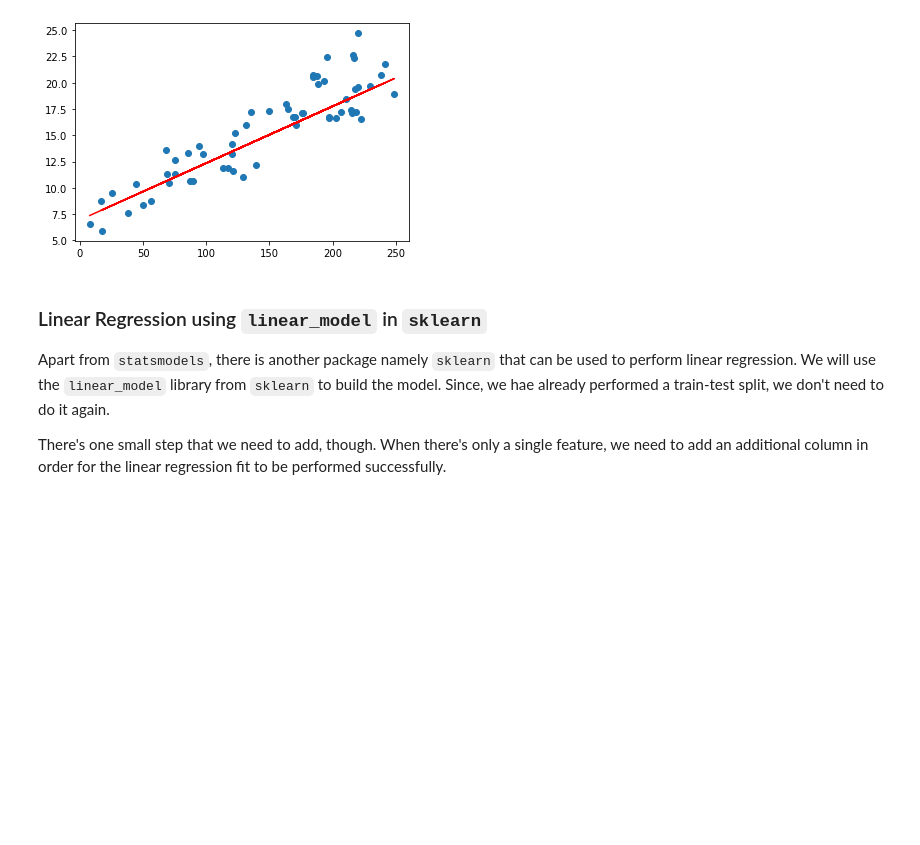
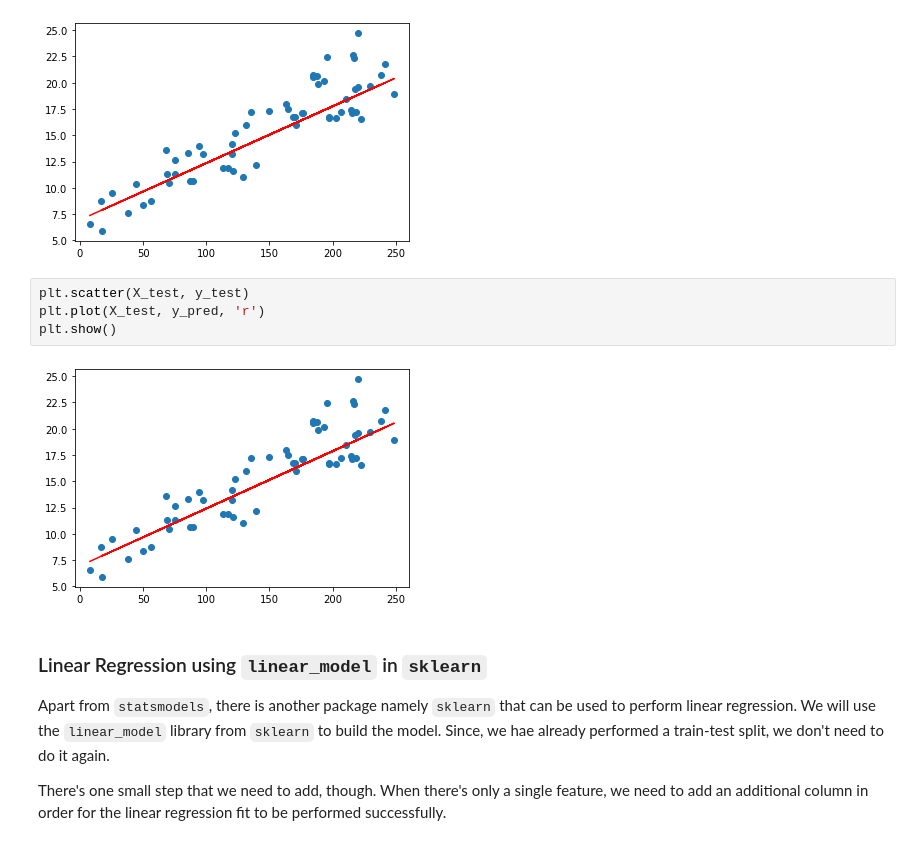
Before and after one commit to saishankar2748/python_machine_learning, a Jupyter notebook: Simple+Linear+Regression+in+Python.ipynb, the cells around one changed output. Drawn from its saved outputs; the diff is of its cells as text; blank space fills up the shorter version.

```diff
--- a/Simple+Linear+Regression+in+Python.ipynb
+++ b/Simple+Linear+Regression+in+Python.ipynb
@@ -284,6 +295,12 @@ plt.plot(X_test, 6.948 + 0.054 * X_test, 'r')
 plt.show()
 # %% [output]
 [figure]
+# %%
+plt.scatter(X_test, y_test)
+plt.plot(X_test, y_pred, 'r')
+plt.show()
+# %% [output]
+[figure, added]
 # %% [markdown]
 ### Linear Regression using `linear_model` in `sklearn`
 
```
Also changed, not shown: parts of 6 cells of this notebook.
